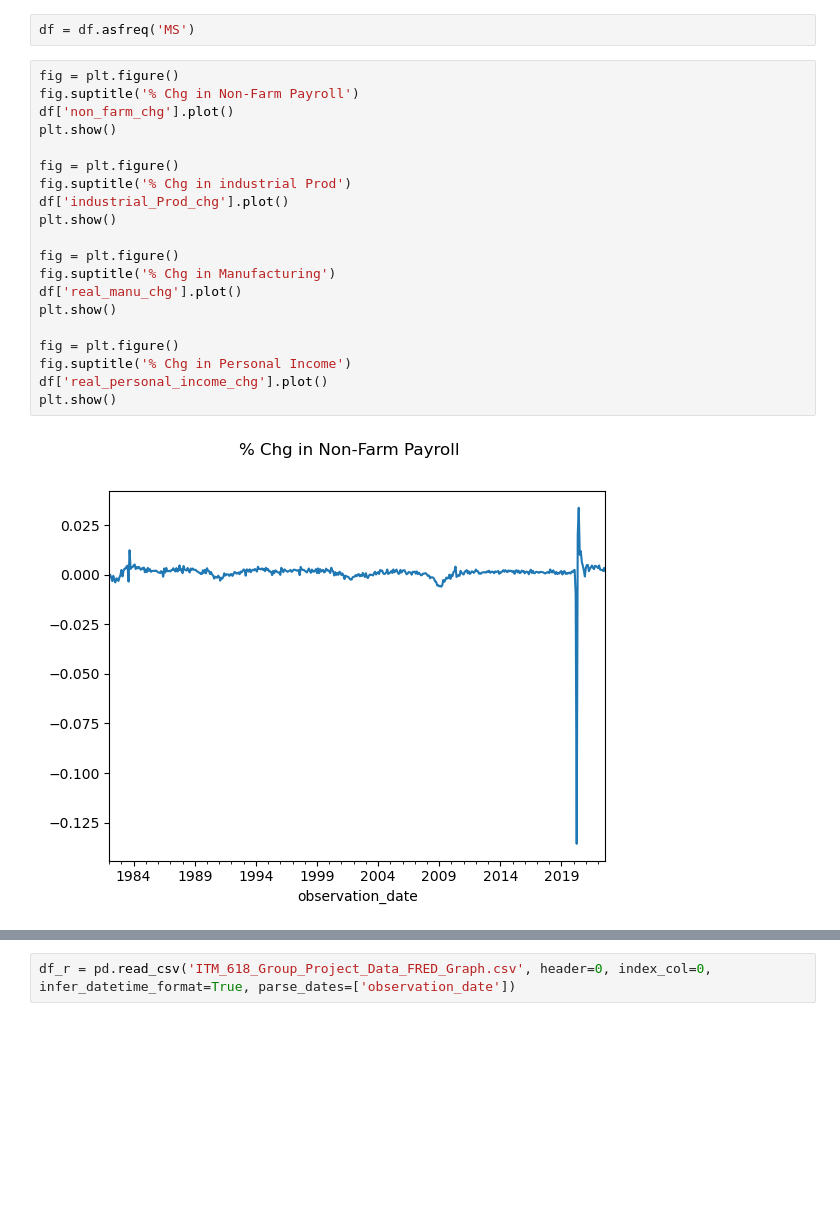
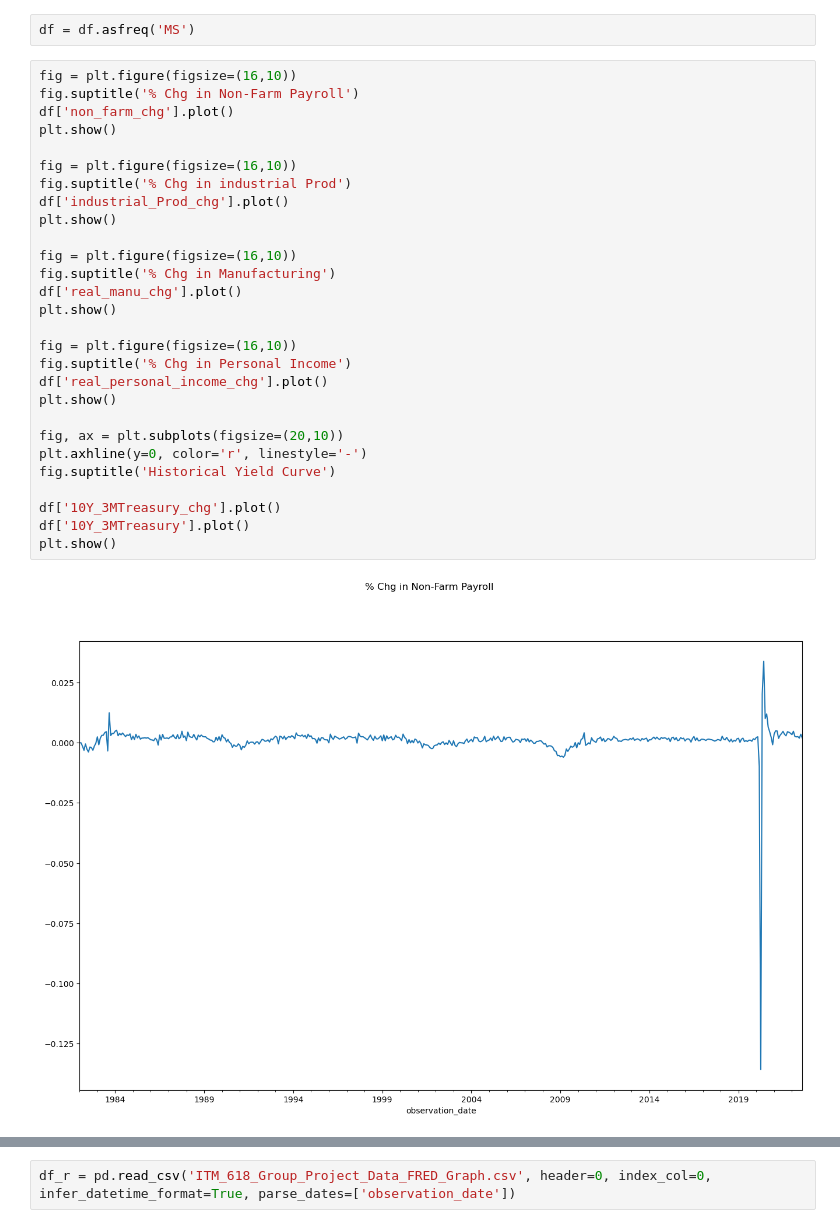
Before and after one commit to joshmaster2165/Reccesion-py-analysis, a Jupyter notebook: FITM618.ipynb, the cells around one changed output, grey strips where cells are left out. Cells and saved outputs as stored; diff of their text form; blank space fills up the shorter version.

```diff
--- a/FITM618.ipynb
+++ b/FITM618.ipynb
@@ -16,24 +31,32 @@ Index(['10Y_3MTreasury', '10Y_3MTreasury_chg', 'real_personal income',
 # %%
 df = df.asfreq('MS')
 # %%
-fig = plt.figure()
+fig = plt.figure(figsize=(16,10))
 fig.suptitle('% Chg in Non-Farm Payroll')
 df['non_farm_chg'].plot()
 plt.show()
 
-fig = plt.figure()
+fig = plt.figure(figsize=(16,10))
 fig.suptitle('% Chg in industrial Prod')
 df['industrial_Prod_chg'].plot()
 plt.show()
 
-fig = plt.figure()
+fig = plt.figure(figsize=(16,10))
 fig.suptitle('% Chg in Manufacturing')
 df['real_manu_chg'].plot()
 plt.show()
 
-fig = plt.figure()
+fig = plt.figure(figsize=(16,10))
 fig.suptitle('% Chg in Personal Income')
 df['real_personal_income_chg'].plot()
 plt.show()
+
+fig, ax = plt.subplots(figsize=(20,10))
+plt.axhline(y=0, color='r', linestyle='-')
+fig.suptitle('Historical Yield Curve')
+
+df['10Y_3MTreasury_chg'].plot()
+df['10Y_3MTreasury'].plot()
+plt.show()
 # %% [output]
-[figure, old version]
+[figure, new version]
```
Also changed, not shown: parts of 23 cells of this notebook.
